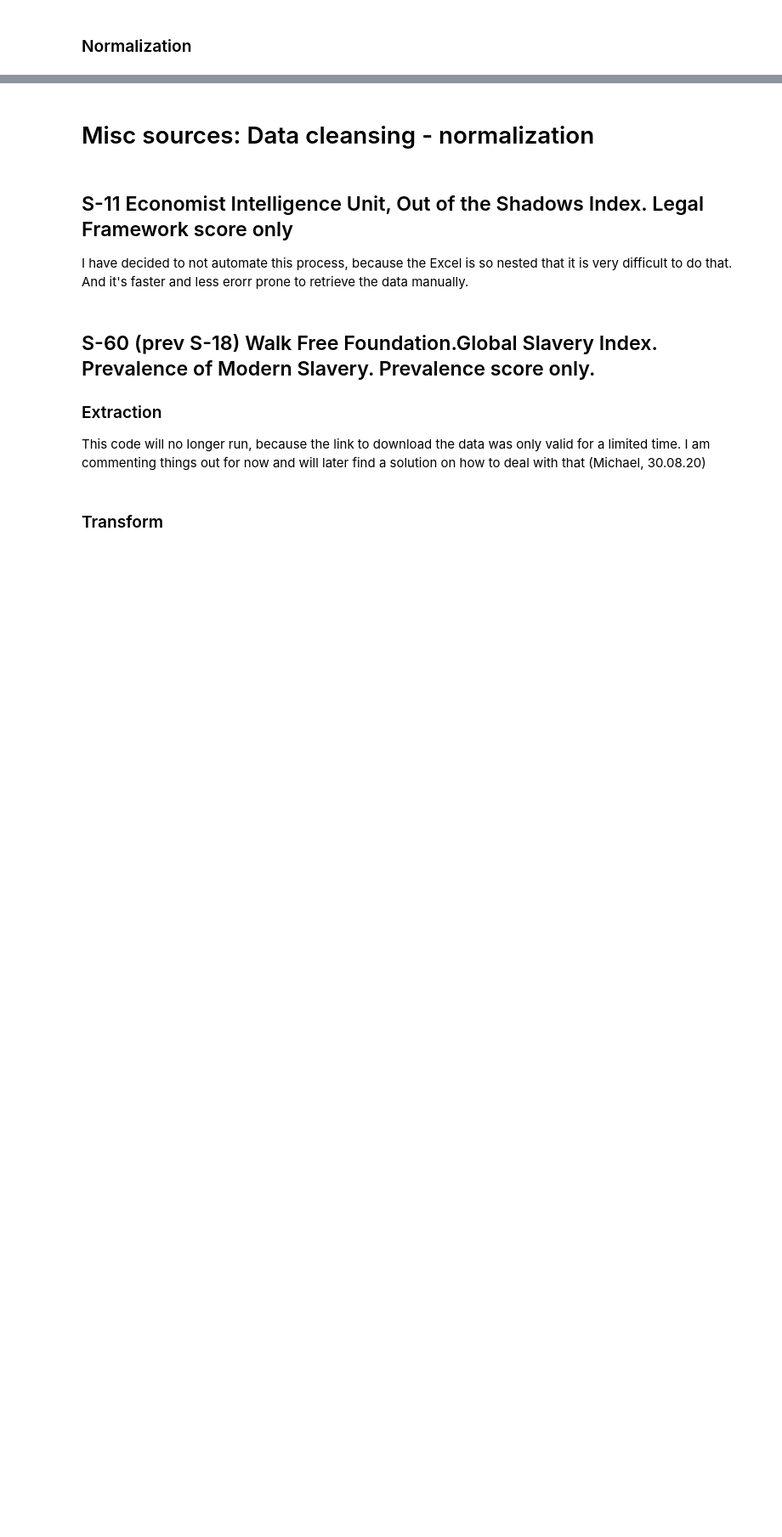
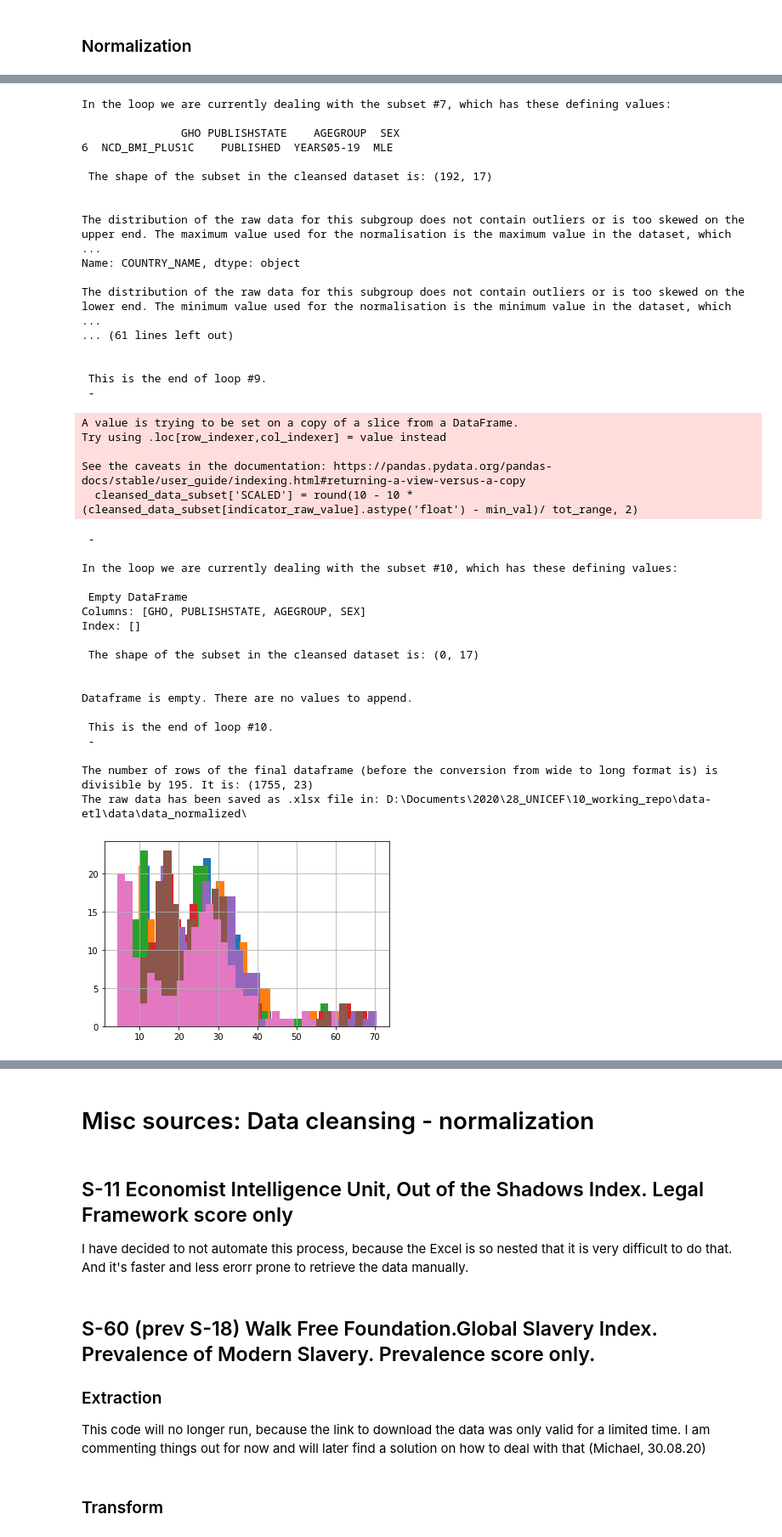
Before and after one commit to m-g-d-c/crba-etl, a Jupyter notebook: main.ipynb, the cells around one changed output, grey strips where cells are left out. Shown at 85% size. Cells and saved outputs as stored; diff of their text form; code cells hidden in the pictures; blank space fills up the shorter version.

```diff
--- a/main.ipynb
+++ b/main.ipynb
@@ -1522,6 +2181,10 @@ save_raw_data.save_raw_data(dataframe = s103_raw,
 # %% [markdown]
 ### Cleansing
 # %%
+# "Display Value" in this dataset contaings value plus additional info as str. Parse actual value
+s103_raw['Display Value'] = pd.to_numeric(s103_raw['Display Value'].apply(
+    lambda x : re.sub(' \[(.*)\]', '', x) if x != 'No data' else None))
+
 # Obtain latest available observation and discard countries that are not in the final CRBA country list
 s103_cleansed = cleanse_who_api_num_data(raw_data = s103_raw,
                                    raw_data_iso_3_col = 'COUNTRY',
@@ -1538,10 +2201,6 @@ s103_cleansed = cleanse_who_api_num_data(raw_data = s103_raw,
                                                   ]
                                    )
 
-# The "Display Value" in this dataset contangs non-float compatible values. Must be transformed
-# - - - - TO DO - - - - -
-
-
 # save cleansed data
 save_cleansed_data(dataframe = s103_cleansed,
              filename = 'S_103_cleansed.xlsx')
@@ -1556,2 +2209,33 @@ Next steps:
 # %% [markdown]
 ### Normalization
+# %%
+# Scale the raw data and bring the dataframe into long formmat
+s103_normalized = scaler.normalizer(cleansed_data = s103_cleansed,
+                        indicator_raw_value = 'Display Value',
+                        indicator_code = '3.1.4',
+                        indicator_name = 'Older children and teenagers overweight',
+                        cleansed_df_iso2_col = 'COUNTRY_ISO_3',
+                        crba_final_country_list = country_crba_list,
+                        crba_final_country_list_iso_col = 'COUNTRY_ISO_3',
+                        inverted = True,
+                        non_dim_cols = ['DATASOURCE',
+                                        'YEAR',
+                                        'REGION',
+                                        'WORLDBANKINCOMEGROUP',
+                                        'COUNTRY',
+                                        'Display Value',
+                                        'Numeric',
+                                        'Low',
+                                        'High',
+                                        'Comments',
+                                        'COUNTRY_ISO_3',
+                                        'COUNTRY_NAME',
+                                        'COUNTRY_ISO_2',
+                                        '_merge'
+                                        ]
+                       )
+
+# save normalized data
+save_normalized_data.save_normalized_data(dataframe = s103_normalized,
+             filename = 'S_103_normalized.xlsx')
+# %% [output]
@@ -1557,0 +2333,41 @@ Next steps:
+In the loop we are currently dealing with the subset #7, which has these defining values:
+
+               GHO PUBLISHSTATE    AGEGROUP  SEX
+6  NCD_BMI_PLUS1C    PUBLISHED  YEARS05-19  MLE
+
+ The shape of the subset in the cleansed dataset is: (192, 17)
+
+
+The distribution of the raw data for this subgroup does not contain outliers or is too skewed on the upper end. The maximum value used for the normalisation is the maximum value in the dataset, which  ...
+Name: COUNTRY_NAME, dtype: object
+
+The distribution of the raw data for this subgroup does not contain outliers or is too skewed on the lower end. The minimum value used for the normalisation is the minimum value in the dataset, which  ...
+... (61 lines left out)
+
+
+ This is the end of loop #9.
+ -
+A value is trying to be set on a copy of a slice from a DataFrame.
+Try using .loc[row_indexer,col_indexer] = value instead
+
+See the caveats in the documentation: https://pandas.pydata.org/pandas-docs/stable/user_guide/indexing.html#returning-a-view-versus-a-copy
+  cleansed_data_subset['SCALED'] = round(10 - 10 * (cleansed_data_subset[indicator_raw_value].astype('float') - min_val)/ tot_range, 2)
+ -
+
+In the loop we are currently dealing with the subset #10, which has these defining values:
+
+ Empty DataFrame
+Columns: [GHO, PUBLISHSTATE, AGEGROUP, SEX]
+Index: []
+
+ The shape of the subset in the cleansed dataset is: (0, 17)
+
+
+Dataframe is empty. There are no values to append.
+
+ This is the end of loop #10.
+ -
+
+The number of rows of the final dataframe (before the conversion from wide to long format is) is divisible by 195. It is: (1755, 23)
+The raw data has been saved as .xlsx file in: D:\Documents\2020\28_UNICEF\10_working_repo\data-etl\data\data_normalized\
+[figure, added]
```
Also changed, not shown: parts of 95 cells of this notebook.
